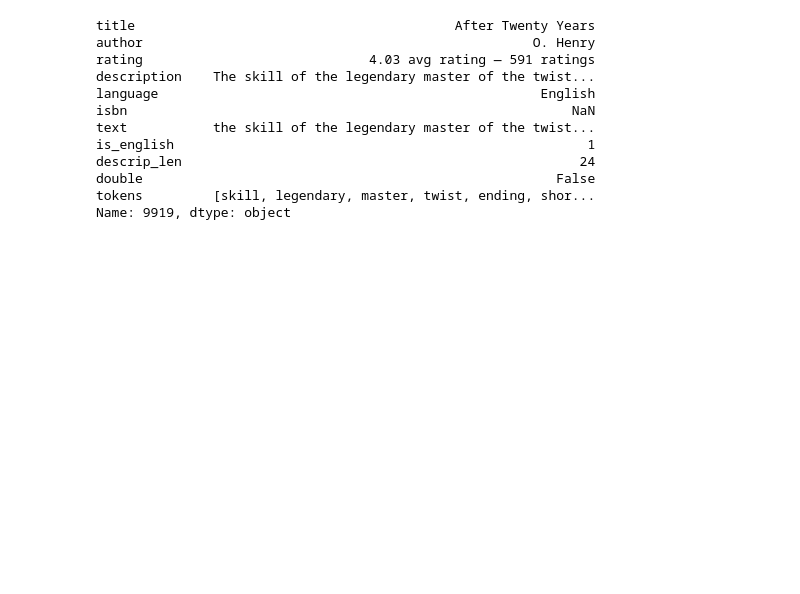
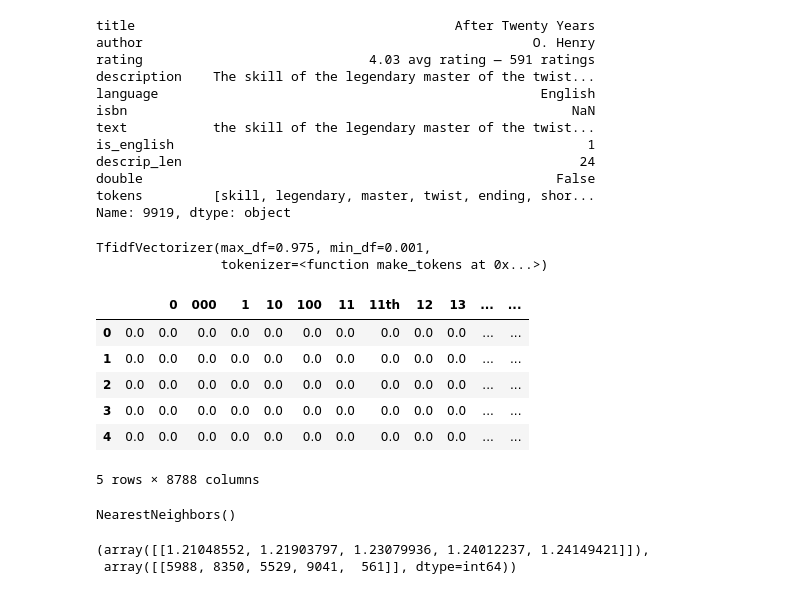
Before and after one commit to noreallyimfine/Bookfinder, a Jupyter notebook: spacy-model.ipynb, the cells around one changed output. Cells and saved outputs as stored; diff of their text form; code cells hidden in the pictures; blank space fills up the shorter version.

```diff
--- a/spacy-model.ipynb
+++ b/spacy-model.ipynb
@@ -243,3 +243,40 @@ descrip_len                                                   24
 double                                                     False
 tokens         [skill, legendary, master, twist, ending, shor...
 Name: 9919, dtype: object
+# %%
+vect = TfidfVectorizer(tokenizer=make_tokens, min_df=0.001, max_df=0.975)
+
+data = [''.join(s) for s in df['text']]
+
+vect.fit(data)
+# %% [output]
+TfidfVectorizer(max_df=0.975, min_df=0.001,
+                tokenizer=<function make_tokens at 0x...>)
+# %%
+sparse = vect.transform(data)
+
+dtm = pd.DataFrame(sparse.todense(), columns=vect.get_feature_names())
+
+dtm.head()
+# %% [output]
+|  |  | 0 | 000 | 1 | 10 | 100 | 11 | 11th | 12 | 13 | ... | ... |
+| 0 | 0.0 | 0.0 | 0.0 | 0.0 | 0.0 | 0.0 | 0.0 | 0.0 | 0.0 | 0.0 | ... | ... |
+| 1 | 0.0 | 0.0 | 0.0 | 0.0 | 0.0 | 0.0 | 0.0 | 0.0 | 0.0 | 0.0 | ... | ... |
+| 2 | 0.0 | 0.0 | 0.0 | 0.0 | 0.0 | 0.0 | 0.0 | 0.0 | 0.0 | 0.0 | ... | ... |
+| 3 | 0.0 | 0.0 | 0.0 | 0.0 | 0.0 | 0.0 | 0.0 | 0.0 | 0.0 | 0.0 | ... | ... |
+| 4 | 0.0 | 0.0 | 0.0 | 0.0 | 0.0 | 0.0 | 0.0 | 0.0 | 0.0 | 0.0 | ... | ... |
+5 rows × 8788 columns
+# %%
+nn = NearestNeighbors(n_neighbors=5, algorithm='auto')
+
+nn.fit(dtm)
+# %% [output]
+NearestNeighbors()
+# %%
+new = ['Becoming a better person']
+new_vected = vect.transform(new)
+new_df = pd.DataFrame(new_vected.todense(), columns=vect.get_feature_names())
+nn.kneighbors(new_df)
+# %% [output]
+(array([[1.21048552, 1.21903797, 1.23079936, 1.24012237, 1.24149421]]),
+ array([[5988, 8350, 5529, 9041,  561]], dtype=int64))
```
Also changed, not shown: parts of 1 cell of this notebook.
